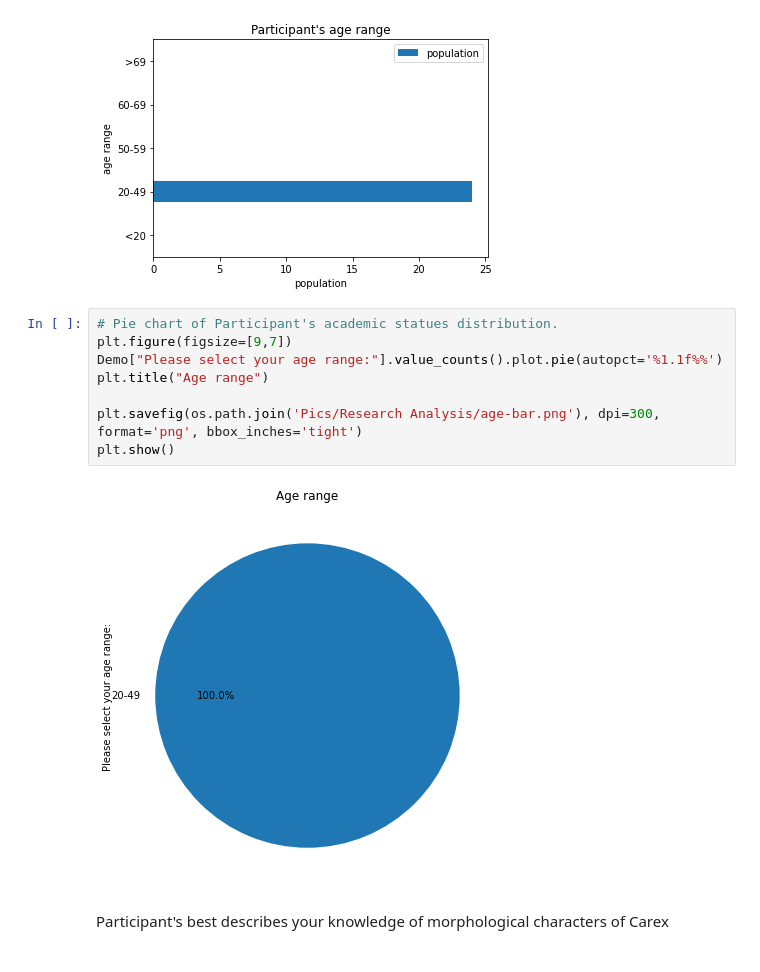
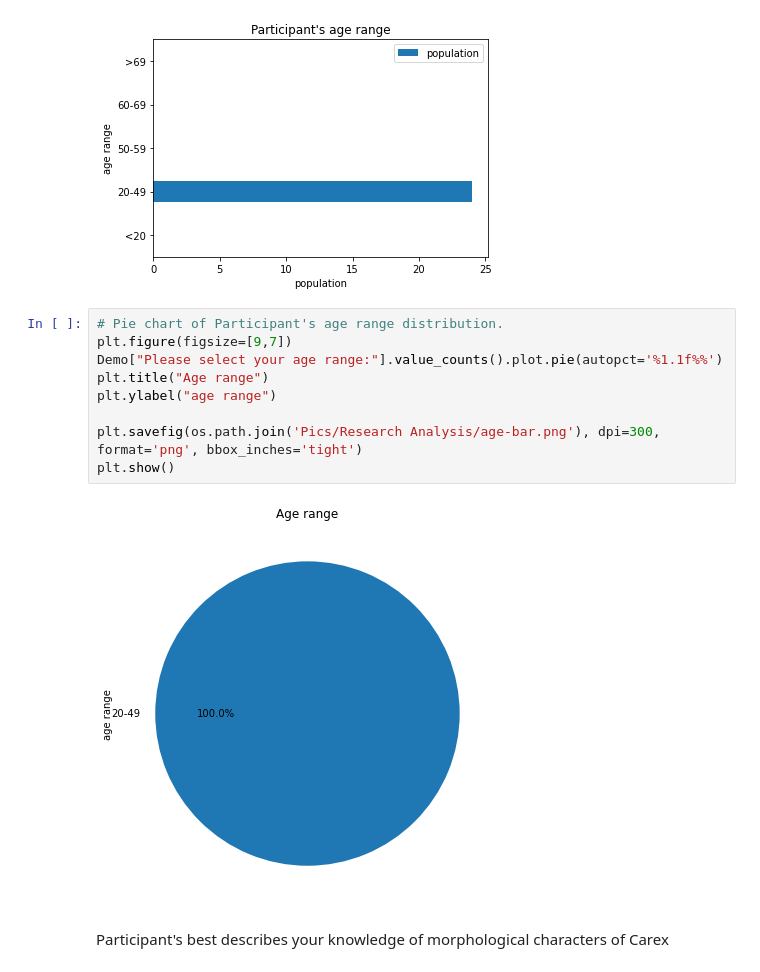
Before and after one commit to YuxuanZhou1/Character-Recorder-DA, a Jupyter notebook: Research Analysis.ipynb, the cells around one changed output. Saved outputs shown, nothing was run; the diff lists cells and outputs as text.

```diff
--- a/Research Analysis.ipynb
+++ b/Research Analysis.ipynb
@@ -80,15 +81,16 @@ plt.show()
 # %% [output]
 [figure]
 # %%
-# Pie chart of Participant's academic statues distribution.
+# Pie chart of Participant's age range distribution.
 plt.figure(figsize=[9,7])
 Demo["Please select your age range:"].value_counts().plot.pie(autopct='%1.1f%%')
 plt.title("Age range")
+plt.ylabel("age range")
 
 plt.savefig(os.path.join('Pics/Research Analysis/age-bar.png'), dpi=300, format='png', bbox_inches='tight')
 plt.show()
 # %% [output]
-[figure, old version]
+[figure, new version]
 # %% [markdown]
 Participant's best describes your knowledge of morphological characters of Carex
 # %%
```
Also changed, not shown: parts of 2 cells of this notebook, 5 other files.
